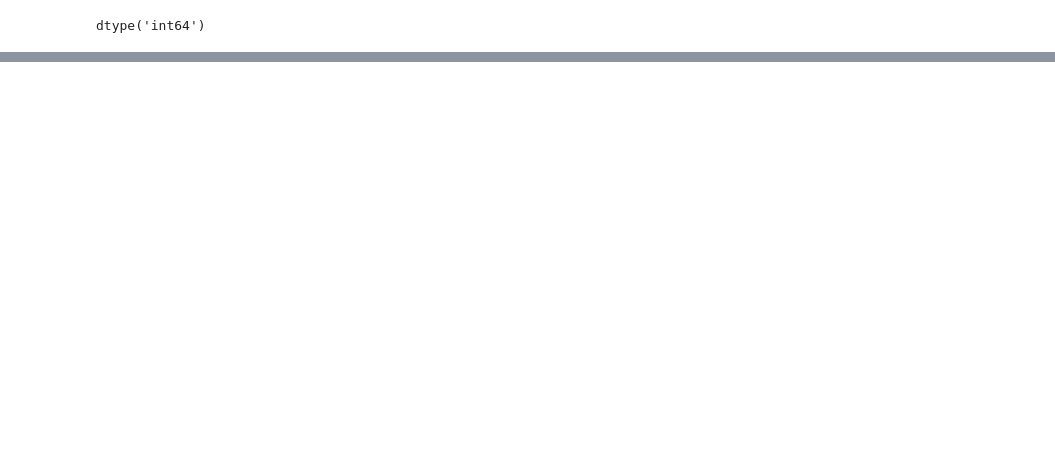
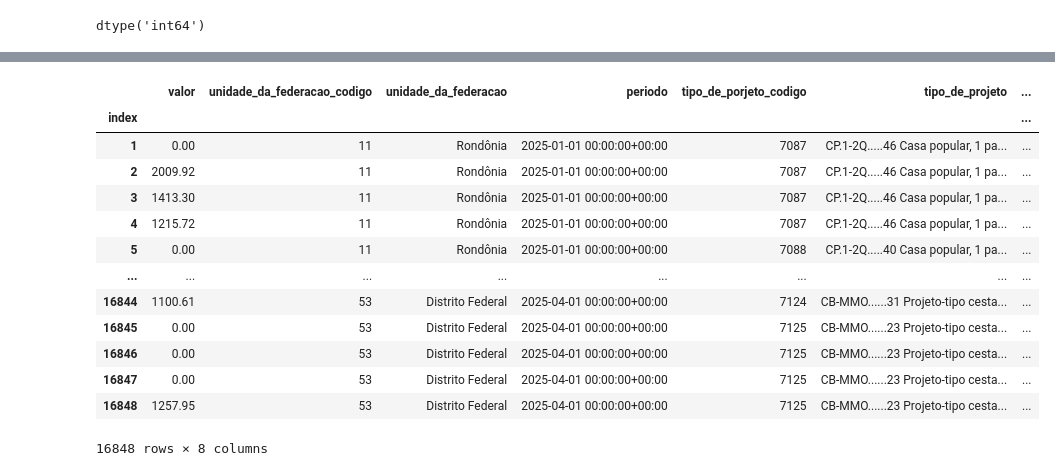
Before and after one commit to Imbob-Plataform/Sinapi-analysis, a Jupyter notebook: notebooks/01-tratamento_dados.ipynb, the cells around one changed output, grey strips where cells are left out. Cells and saved outputs as stored; diff of their text form; code cells hidden in the pictures; blank space fills up the shorter version.

Commit message:
feat: tratando colunas

```diff
--- a/notebooks/01-tratamento_dados.ipynb
+++ b/notebooks/01-tratamento_dados.ipynb
@@ -178,0 +207,2 @@ dtype('int64')
+# %%
+df_periodo_tratado = df_unidade_da_federacao_tratado
@@ -178,0 +219,6 @@ dtype('int64')
+# %%
+df_periodo_tratado['periodo'] = df_periodo_tratado['periodo'].astype(str).str.zfill(6) # primeiro, temos que transformar em string e garantir que por padrao venha 6 valores
+df_periodo_tratado['ano'] = df_periodo_tratado['periodo'].str[:4]
+print(df_periodo_tratado['ano'].iloc[1], '<- ano')
+df_periodo_tratado['mes'] = df_periodo_tratado['periodo'].str[4:6]
+print(df_periodo_tratado['mes'].iloc[1], '<- mes')
@@ -178,0 +228,7 @@ dtype('int64')
+# %%
+df_periodo_tratado['periodo'] = '01/' + df_periodo_tratado['mes'] + '/'+ df_periodo_tratado['ano']
+df_periodo_tratado['periodo'].unique() # retorno: (['01/01/2025', '01/02/2025', '01/03/2025', '01/04/2025'],  dtype=object)
+
+#deletando colunas que não serão utilizadas
+del df_periodo_tratado['mes']
+del df_periodo_tratado['ano']
@@ -178,0 +237,3 @@ dtype('int64')
+# %%
+df_periodo_tratado['periodo'] = pd.to_datetime(df_periodo_tratado['periodo'], dayfirst=True, utc=True)
+df_periodo_tratado['periodo']
@@ -178,0 +273,17 @@ dtype('int64')
+# %%
+df_periodo_tratado
+# %% [output]
+|  | valor | unidade_da_federacao_codigo | unidade_da_federacao | periodo | tipo_de_porjeto_codigo | tipo_de_projeto | ... |
+| index |  |  |  |  |  |  | ... |
+| 1 | 0.00 | 11 | Rondônia | 2025-01-01 00:00:00+00:00 | 7087 | CP.1-2Q.....46 Casa popular, 1 pa... | ... |
+| 2 | 2009.92 | 11 | Rondônia | 2025-01-01 00:00:00+00:00 | 7087 | CP.1-2Q.....46 Casa popular, 1 pa... | ... |
+| 3 | 1413.30 | 11 | Rondônia | 2025-01-01 00:00:00+00:00 | 7087 | CP.1-2Q.....46 Casa popular, 1 pa... | ... |
+| 4 | 1215.72 | 11 | Rondônia | 2025-01-01 00:00:00+00:00 | 7087 | CP.1-2Q.....46 Casa popular, 1 pa... | ... |
+| 5 | 0.00 | 11 | Rondônia | 2025-01-01 00:00:00+00:00 | 7088 | CP.1-2Q.....40 Casa popular, 1 pa... | ... |
+| ... | ... | ... | ... | ... | ... | ... | ... |
+| 16844 | 1100.61 | 53 | Distrito Federal | 2025-04-01 00:00:00+00:00 | 7124 | CB-MMO......31 Projeto-tipo cesta... | ... |
+| 16845 | 0.00 | 53 | Distrito Federal | 2025-04-01 00:00:00+00:00 | 7125 | CB-MMO......23 Projeto-tipo cesta... | ... |
+| 16846 | 0.00 | 53 | Distrito Federal | 2025-04-01 00:00:00+00:00 | 7125 | CB-MMO......23 Projeto-tipo cesta... | ... |
+| 16847 | 0.00 | 53 | Distrito Federal | 2025-04-01 00:00:00+00:00 | 7125 | CB-MMO......23 Projeto-tipo cesta... | ... |
+| 16848 | 1257.95 | 53 | Distrito Federal | 2025-04-01 00:00:00+00:00 | 7125 | CB-MMO......23 Projeto-tipo cesta... | ... |
+16848 rows × 8 columns
```
Also changed, not shown: parts of 14 cells of this notebook.
